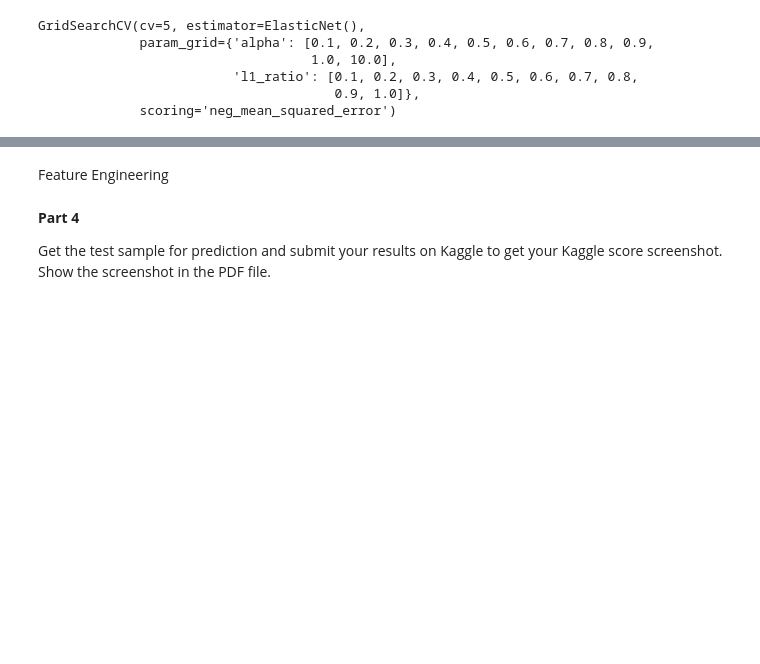
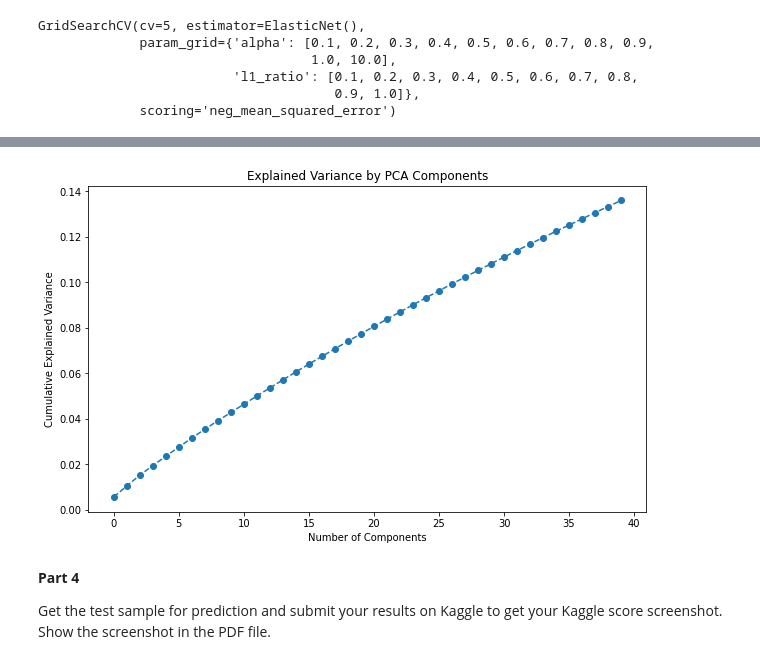
Before and after one commit to kkevinliu01/ECOM90025-A4, a Jupyter notebook: Assignment4.ipynb, the cells around one changed output, grey strips where cells are left out. Cells and saved outputs as stored; diff of their text form; code cells hidden in the pictures; blank space fills up the shorter version.

```diff
--- a/Assignment4.ipynb
+++ b/Assignment4.ipynb
@@ -121,10 +151,10 @@ Test R^2: 0.6293
 # %%
-# # Visualizing PCA Explained Variance
-# plt.figure(figsize=(10, 6))
-# plt.plot(np.cumsum(pca.explained_variance_ratio_), marker='o', linestyle='--')
-# plt.xlabel('Number of Components')
-# plt.ylabel('Cumulative Explained Variance')
-# plt.title('Explained Variance by PCA Components')
-# plt.show()
+# Visualizing PCA Explained Variance
+plt.figure(figsize=(10, 6))
+plt.plot(np.cumsum(pca.explained_variance_ratio_), marker='o', linestyle='--')
+plt.xlabel('Number of Components')
+plt.ylabel('Cumulative Explained Variance')
+plt.title('Explained Variance by PCA Components')
+plt.show()
+# %% [output]
+[figure, added]
-# %% [markdown]
-Feature Engineering
```
Also changed, not shown: parts of 16 cells of this notebook.
